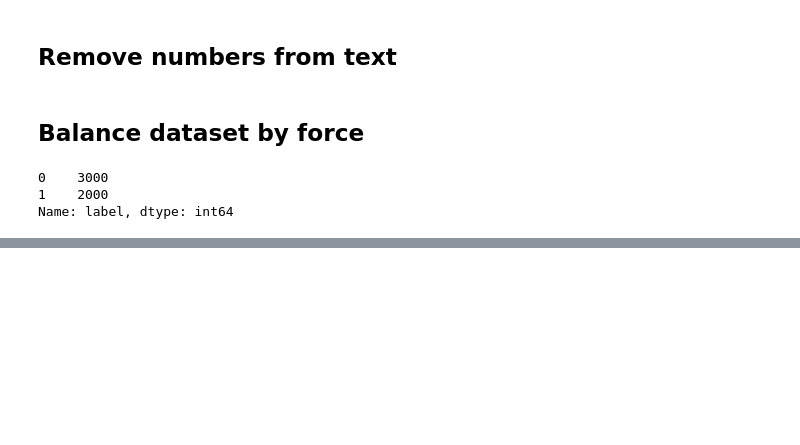
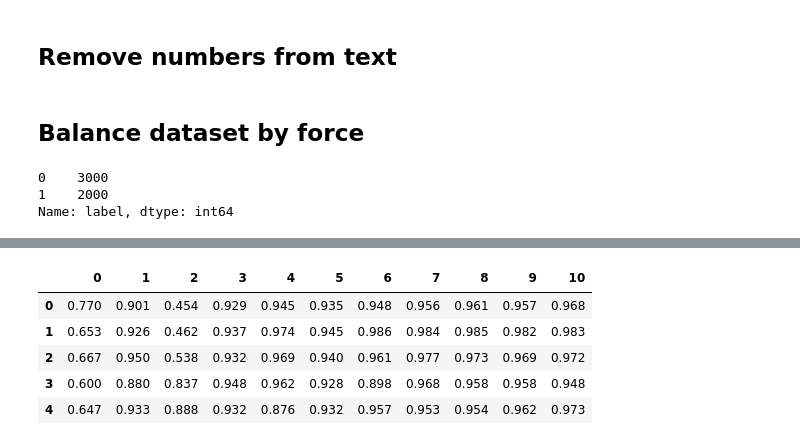
Before and after one commit to dcossao/a2xnotator, a Jupyter notebook: notebooks/1.0-model/1_model_first_multi_user.ipynb, the cells around one changed output, grey strips where cells are left out. Drawn from its saved outputs; the diff is of its cells as text; code cells hidden in the pictures; blank space fills up the shorter version.

```diff
--- a/notebooks/1.0-model/1_model_first_multi_user.ipynb
+++ b/notebooks/1.0-model/1_model_first_multi_user.ipynb
@@ -197,39 +181,0 @@ for perf in performance_hist["al"]:
-# %%
-def run_labeler(learner, X_pool, y_pool, n_queries=10, use_snorkel=False):
-
-    if use_snorkel:
-        label_model = LabelModel(cardinality=3, verbose=True)
-
-    performance_history = [learner.score(X_raw, y_raw)]
-    print('Accuracy after query {n}: {acc:0.4f}'.format(n=0, acc=performance_history[0]))
-
-    for index in range(n_queries):
-        query_index, query_instance = learner.query(X_pool)
-
-        # Teach our ActiveLearner model the record it has requested.
-        X, y = X_pool[query_index], y_pool[query_index]
-        y = fake_multi_user_labeling(y, n_labelers = 3, only_zeroes_idx = 0, cardinality=2)
-
-        label_model.fit(L_train=y, n_epochs=1000, lr=0.001, log_freq=100, seed=123)
-
-        preds_queried = label_model.predict(L=y)
-
-        learner.teach(X=X, y=preds_queried) #, only_new=True)
-
-        # Remove the queried instance from the unlabeled pool.
-        X_pool = np.delete(X_pool, query_index, axis=0)
-        y_pool = np.delete(y_pool, query_index)
-
-        # Calculate and report our model's accuracy.
-        model_accuracy = learner.score(X_pool, y_pool)
-        print('Accuracy after query {n}: {acc:0.4f}'.format(n=index + 1, acc=model_accuracy))
-
-        # Save our model's performance for plotting.
-        performance_history.append(model_accuracy)
-
-    return performance_history
-
-performance_hist = {
-    'rnd': run_labeler(rnd_learner, X_pool, y_pool, use_snorkel=True),
-    'al': run_labeler(al_learner, X_pool, y_pool, use_snorkel=True)
-}
@@ -313,0 +231,9 @@ NameError: name 'performance_history' is not defined
+# %%
+results['al_lr']
+# %% [output]
+|  | 0 | 1 | 2 | 3 | 4 | 5 | 6 | 7 | 8 | 9 | 10 |
+| 0 | 0.770 | 0.901 | 0.454 | 0.929 | 0.945 | 0.935 | 0.948 | 0.956 | 0.961 | 0.957 | 0.968 |
+| 1 | 0.653 | 0.926 | 0.462 | 0.937 | 0.974 | 0.945 | 0.986 | 0.984 | 0.985 | 0.982 | 0.983 |
+| 2 | 0.667 | 0.950 | 0.538 | 0.932 | 0.969 | 0.940 | 0.961 | 0.977 | 0.973 | 0.969 | 0.972 |
+| 3 | 0.600 | 0.880 | 0.837 | 0.948 | 0.962 | 0.928 | 0.898 | 0.968 | 0.958 | 0.958 | 0.948 |
+| 4 | 0.647 | 0.933 | 0.888 | 0.932 | 0.876 | 0.932 | 0.957 | 0.953 | 0.954 | 0.962 | 0.973 |
```
Also changed, not shown: parts of 11 cells of this notebook.
